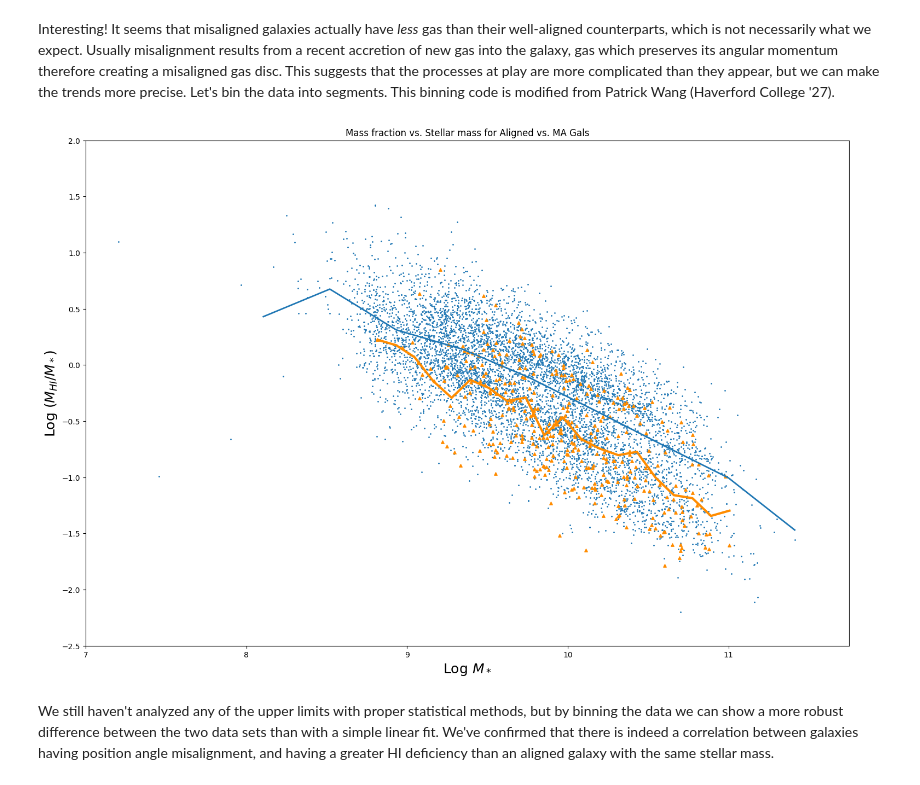
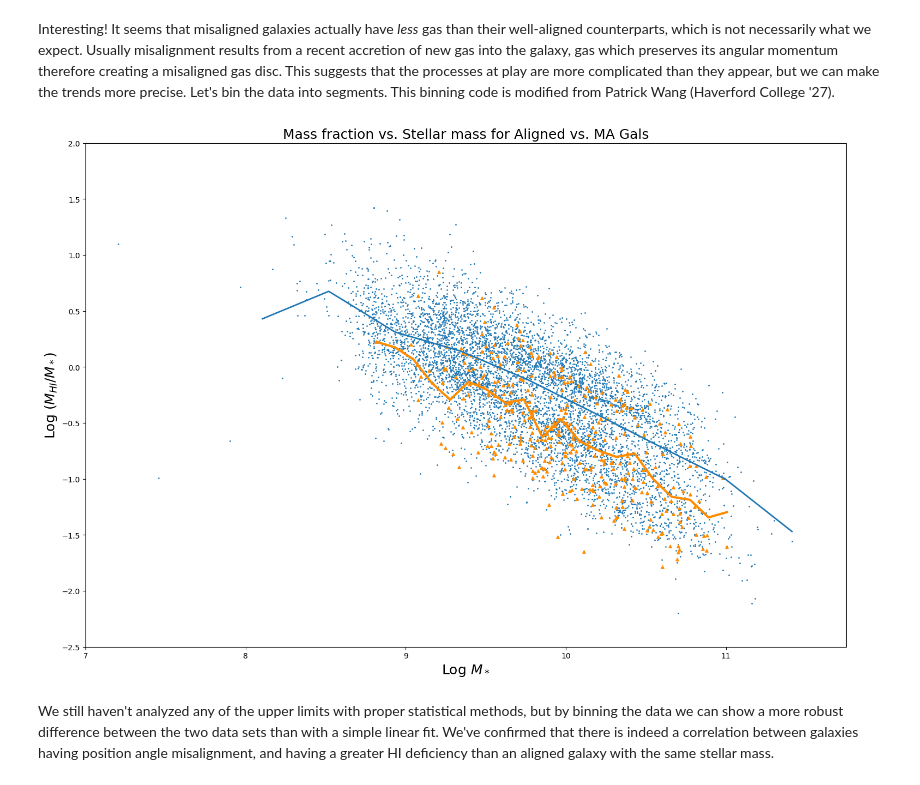
Before and after one commit to harrisonfwest/HI-MaNGA, a Jupyter notebook: HI-MaNGA_MisalignmentAndDeficiency.ipynb, the cells around one changed output. Drawn from its saved outputs; the diff is of its cells as text; code cells hidden in the pictures.

```diff
--- a/HI-MaNGA_MisalignmentAndDeficiency.ipynb
+++ b/HI-MaNGA_MisalignmentAndDeficiency.ipynb
@@ -145,23 +145,23 @@ Interesting! It seems that misaligned galaxies actually have *less* gas than the
 # %%
 alignedBin = scipy.stats.binned_statistic(alignedMStars, alignedMFrac, 'mean', bins=20)
 alignedXs = np.linspace(min(alignedMStars), max(alignedMStars), 20)
 
 MABin = scipy.stats.binned_statistic(MAMStars, MAMFrac, 'mean', bins=20)
 MAXs = np.linspace(min(MAMStars), max(MAMStars), 20)
 
 plt.figure(figsize=(18, 12))
 plt.xlim(7, 11.75)
 plt.ylim(-2.5, 2)
 plt.xlabel('Log $M_*$', fontsize=18)
 plt.ylabel('Log $(M_{HI}/M_*)$', fontsize=18);
-plt.title('Mass fraction vs. Stellar mass for Aligned vs. MA Gals')
+plt.title('Mass fraction vs. Stellar mass for Aligned vs. MA Gals', fontsize=18)
 plt.scatter(alignedMStars, alignedMFrac, s=1, color = 'tab:blue');
 plt.scatter(MAMStars, MAMFrac, s=15, color = 'darkorange', marker='^');
 
 plt.plot(alignedXs, alignedBin[0], lw=2, color = 'tab:blue')
 plt.plot(MAXs, MABin[0], lw=3, color = 'darkorange');
 # %% [output]
-[figure, old version]
+[figure, new version]
 # %% [markdown]
 We still haven't analyzed any of the upper limits with proper statistical methods, but by binning the data we can show a more robust difference between the two data sets than with a simple linear fit. We've confirmed that there is indeed a correlation between galaxies having position angle misalignment, and having a greater HI deficiency than an aligned galaxy with the same stellar mass.
 # %% [markdown]
```
